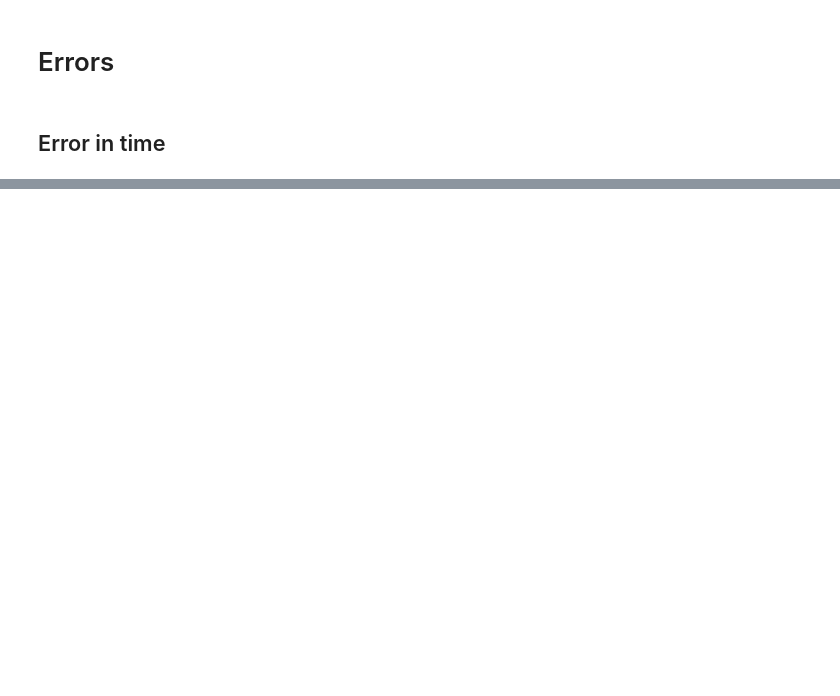
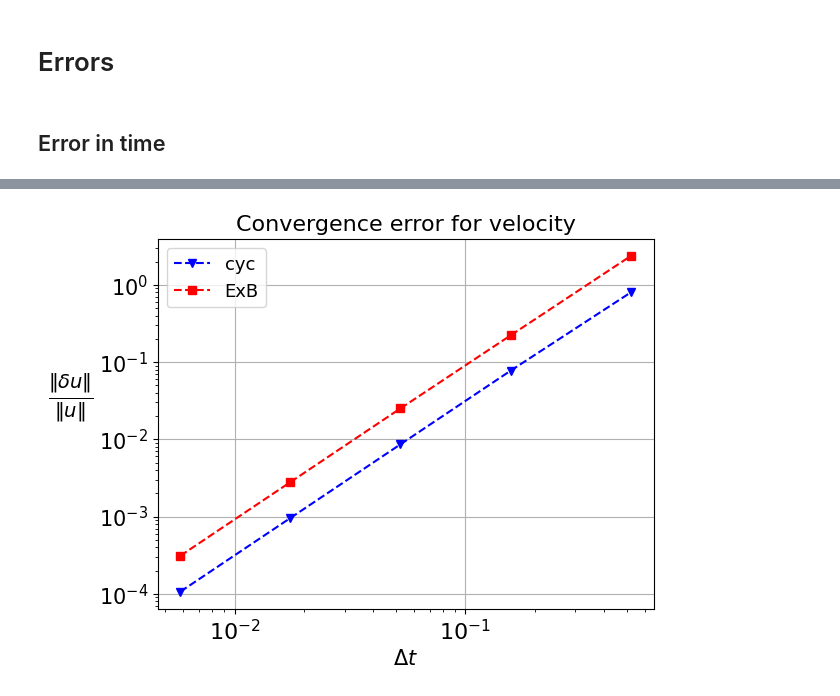
Before and after one commit to Sworzzy/PIC-PPF, a Jupyter notebook: main.ipynb, the cells around one changed output, grey strips where cells are left out. Saved outputs shown, nothing was run; the diff lists cells and outputs as text; code cells hidden in the pictures; blank space fills up the shorter version.

```diff
--- a/main.ipynb
+++ b/main.ipynb
@@ -159,0 +192,19 @@ plt.show()
+# %%
+q = -1.0
+m = 1.0
+B0 = 1.0
+
+omega = q*B0/m
+T=2*np.pi/abs(omega)
+dt = 0.1
+NT = 10
+nsteps = int(NT*T/dt)
+times = np.linspace(dt/2, nsteps*dt + dt/2, nsteps+1, endpoint=True)
+
+x0 = np.array([1.0, 0.0,0.0])
+v0 = np.array([0.0, 1.0, 0.0])
+
+x_cyc_num, v_cyc_num = simulate(x0, v0, q, m, times, dt, null_E_field, Bz0)
+x_cyc_an, v_cyc_an = cyclotron_xy(x0, v0, q, m, 1.0, times, dt)
+x_ExB_num, v_ExB_num = simulate(x0, v0, q, m, times, dt, Ey0, Bz0)
+x_ExB_an, v_ExB_an = ExB_xy(x0=x0, v0=v0, q=q, m=m, E=[0.0, 1.0, 0.0], B=[0.0, 0.0, 1.0], times=times, dt=dt)
@@ -159,0 +293,13 @@ plt.show()
+# %%
+plt.figure()
+plt.grid()
+plt.xlabel(r"$\Delta t$")
+plt.ylabel(r"$\frac{\|\delta u\|}{\|u\|}$", rotation=0, fontsize=20, labelpad=20)
+plt.title("Convergence error for velocity")
+plt.loglog(Dt, err_v_cyc_dt, 'v--', color='b', label='cyc')
+plt.loglog(Dt, err_v_ExB_dt, 's--', color='r', label='ExB')
+plt.legend()
+plt.savefig("./img/conv_err_v.pdf", format="pdf", bbox_inches='tight')
+plt.show()
+# %% [output]
+[figure, added]
```
Also changed, not shown: parts of 16 cells of this notebook, 8 other files.
